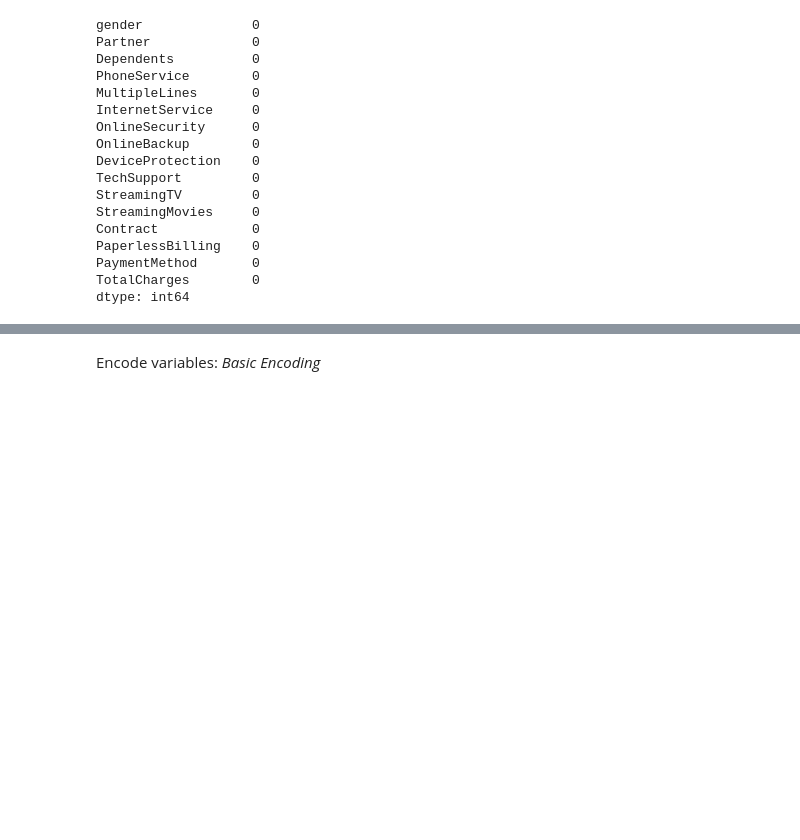
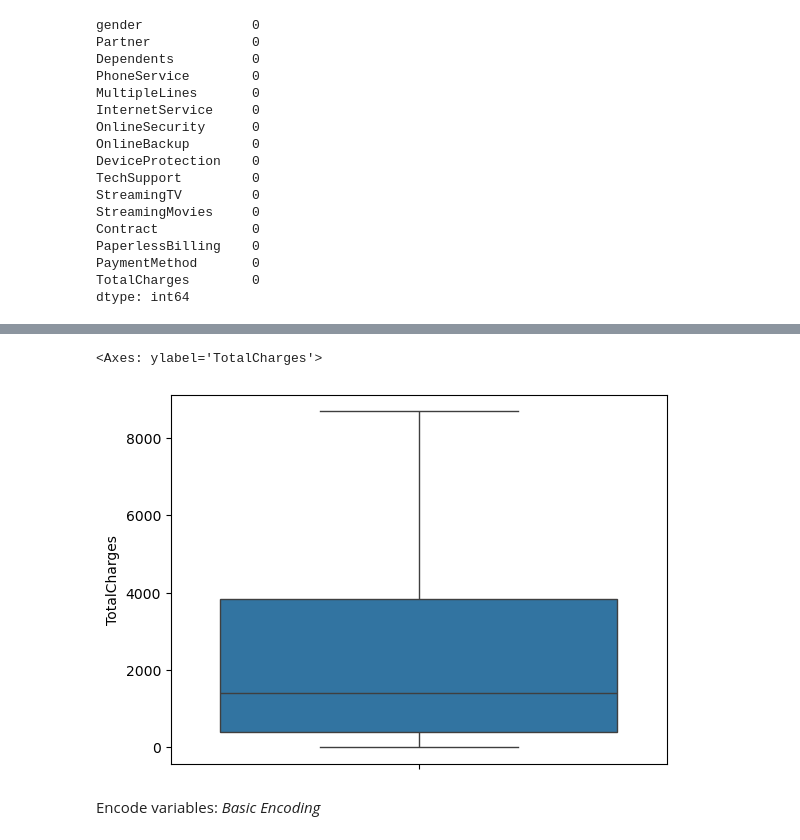
Before and after one commit to Ardavaa/week3, a Jupyter notebook: main.ipynb, the cells around one changed output, grey strips where cells are left out. Cells and saved outputs as stored; diff of their text form; code cells hidden in the pictures; blank space fills up the shorter version.

```diff
--- a/main.ipynb
+++ b/main.ipynb
@@ -745,3 +791,8 @@ dtype: int64
+# %%
+sns.boxplot(X_test['TotalCharges'])
+# %% [output]
+<Axes: ylabel='TotalCharges'>
+[figure, added]
 # %% [markdown]
 Encode variables: *Basic Encoding*
 # %%
```
Also changed, not shown: parts of 63 cells of this notebook, 3 other files.
